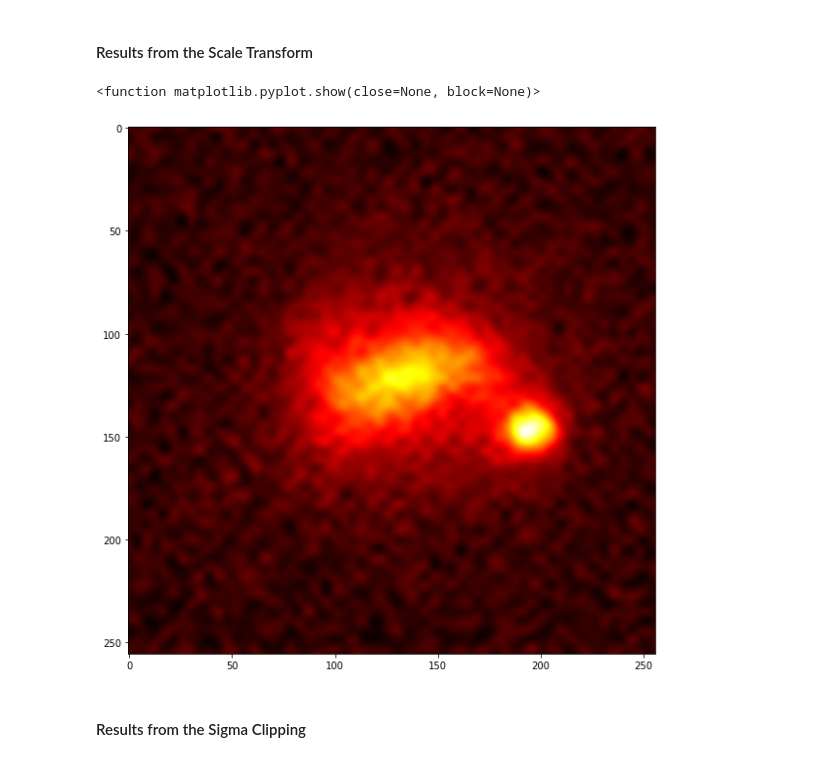
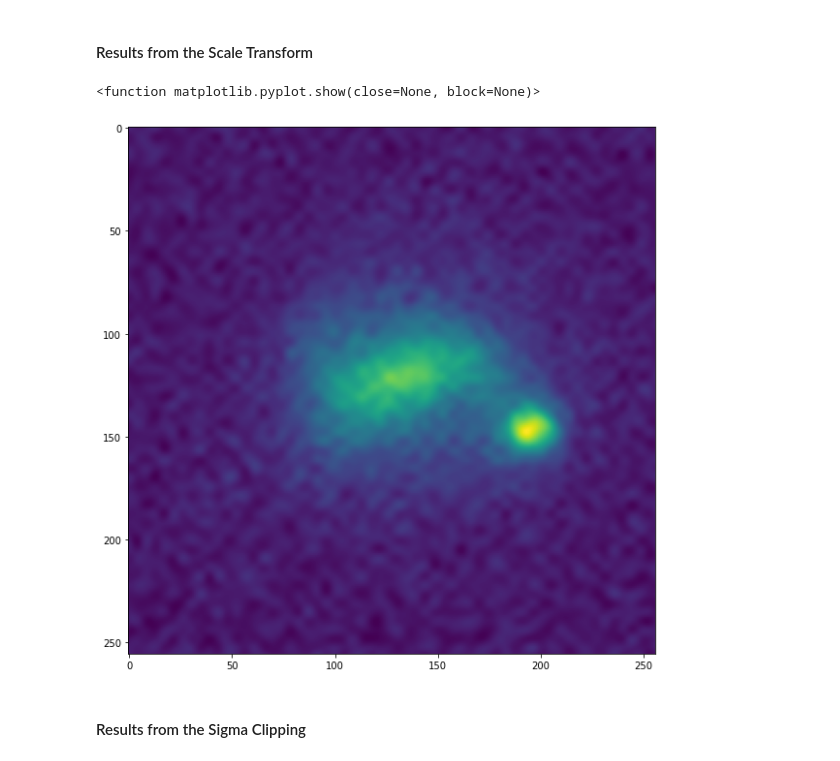
Before and after one commit to Verlon-Etsebeth/Codes, a Jupyter notebook: Testing perturbations.ipynb, the cells around one changed output. Cells and saved outputs as stored; diff of their text form; code cells hidden in the pictures.

```diff
--- a/Testing perturbations.ipynb
+++ b/Testing perturbations.ipynb
@@ -309,11 +309,11 @@ _____________
 norm_img = image_transform_scale(image_data_g)
 # %%
 plt.figure(figsize = (10,10))
-plt.imshow(norm_img, cmap = 'hot')
+plt.imshow(norm_img)
 plt.show
 # %% [output]
 <function matplotlib.pyplot.show(close=None, block=None)>
-[figure, old version]
+[figure, new version]
 # %% [markdown]
 #### Results from the Sigma Clipping
 # %%
```
Also changed, not shown: parts of 6 cells of this notebook, 2 other files.
